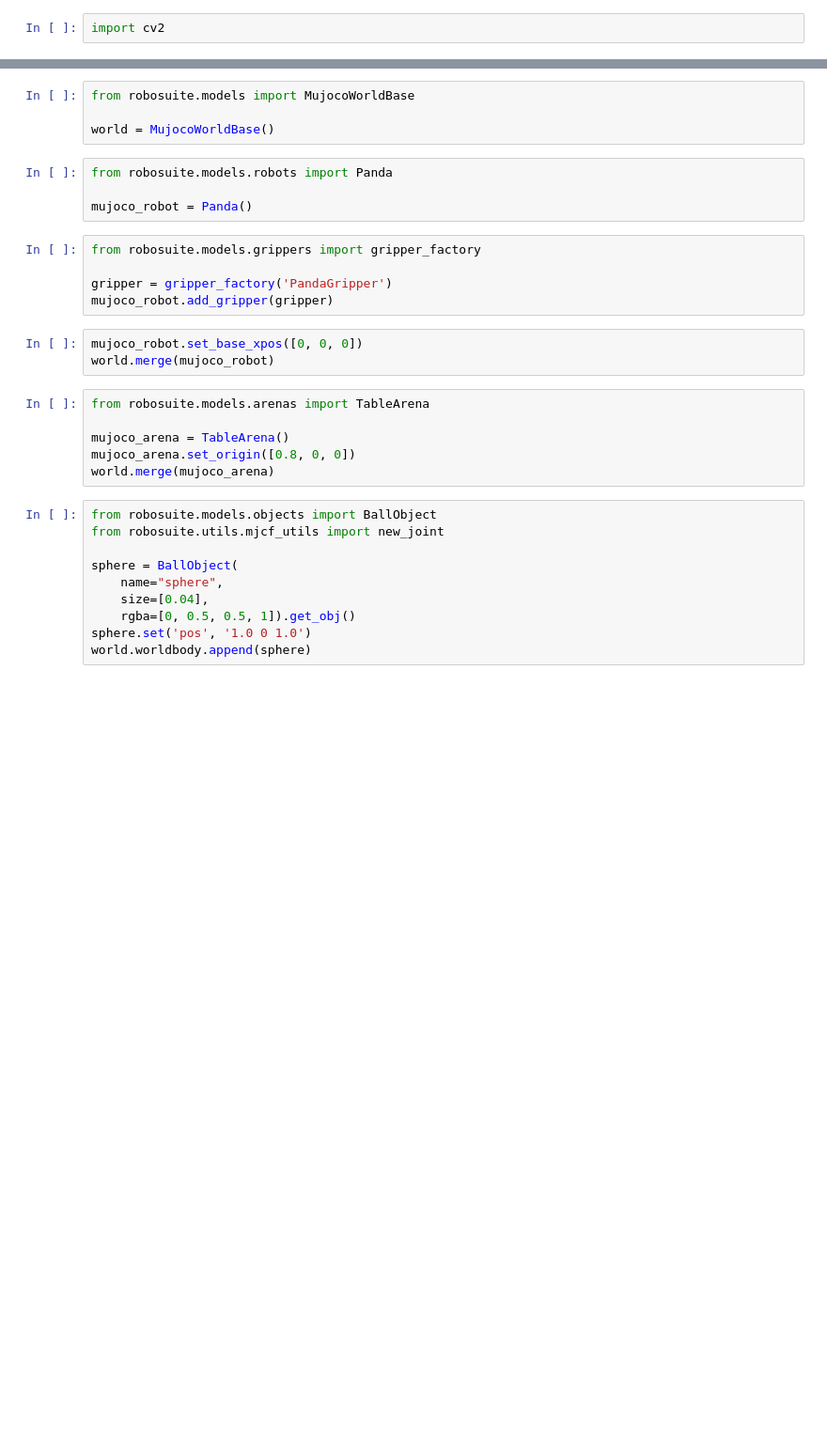
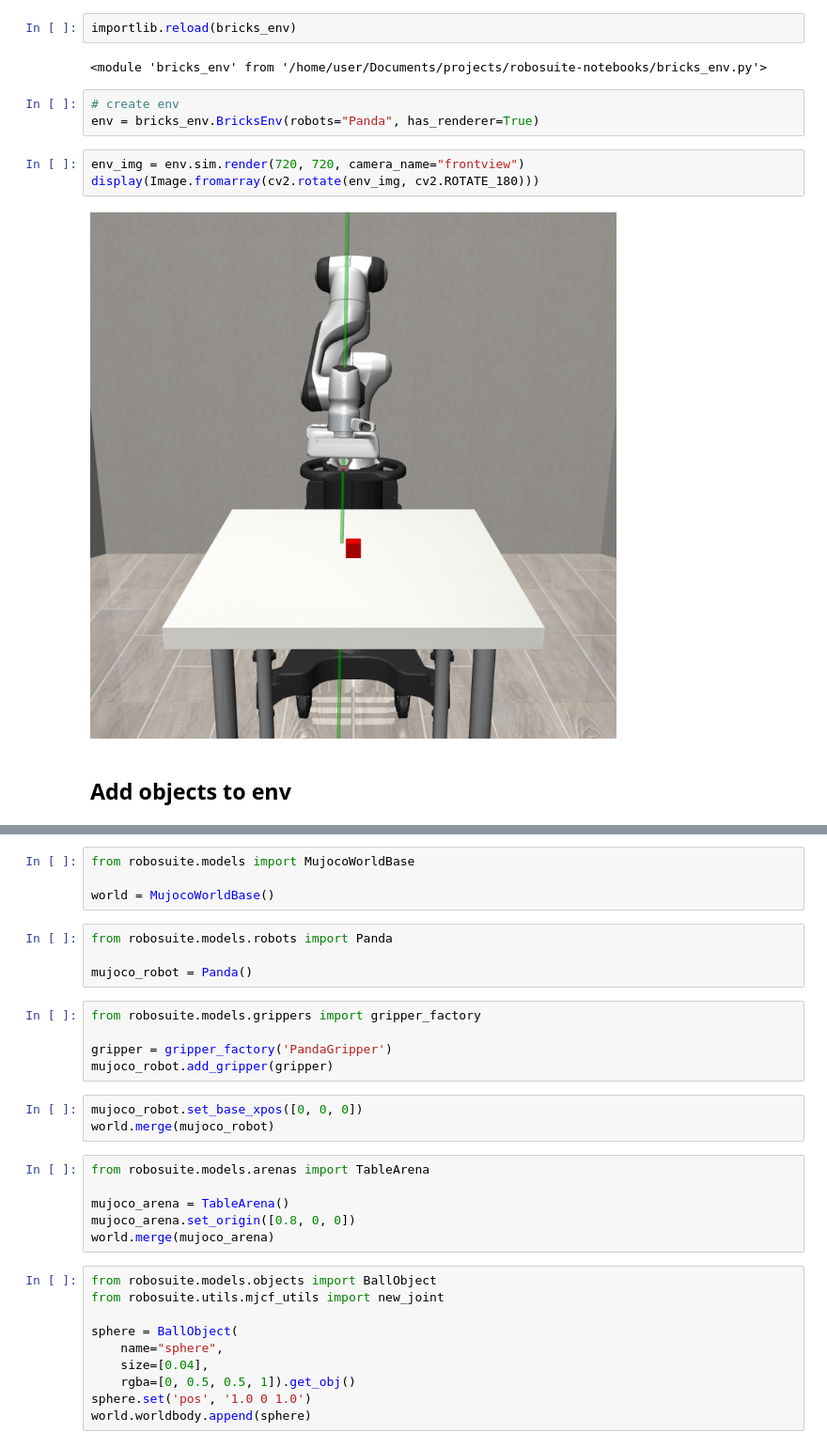
Before and after one commit to sirkrisp/robosuite-notebooks, a Jupyter notebook: generated-env.ipynb, the cells around one changed output, grey strips where cells are left out. Shown at 94% size. Saved outputs shown, nothing was run; the diff lists cells and outputs as text; blank space fills up the shorter version.

Commit message:
getting started with bricks env

```diff
--- a/generated-env.ipynb
+++ b/generated-env.ipynb
@@ -5,2 +14,14 @@ from IPython.display import display
+# %%
+importlib.reload(bricks_env)
+# %% [output]
+<module 'bricks_env' from '/home/user/Documents/projects/robosuite-notebooks/bricks_env.py'>
 # %%
-import cv2
+# create env
+env = bricks_env.BricksEnv(robots="Panda", has_renderer=True)
+# %%
+env_img = env.sim.render(720, 720, camera_name="frontview")
+display(Image.fromarray(cv2.rotate(env_img, cv2.ROTATE_180)))
+# %% [output]
+[figure, added]
+# %% [markdown]
+## Add objects to env
```
Also changed, not shown: parts of 15 cells of this notebook, 5 other files.
